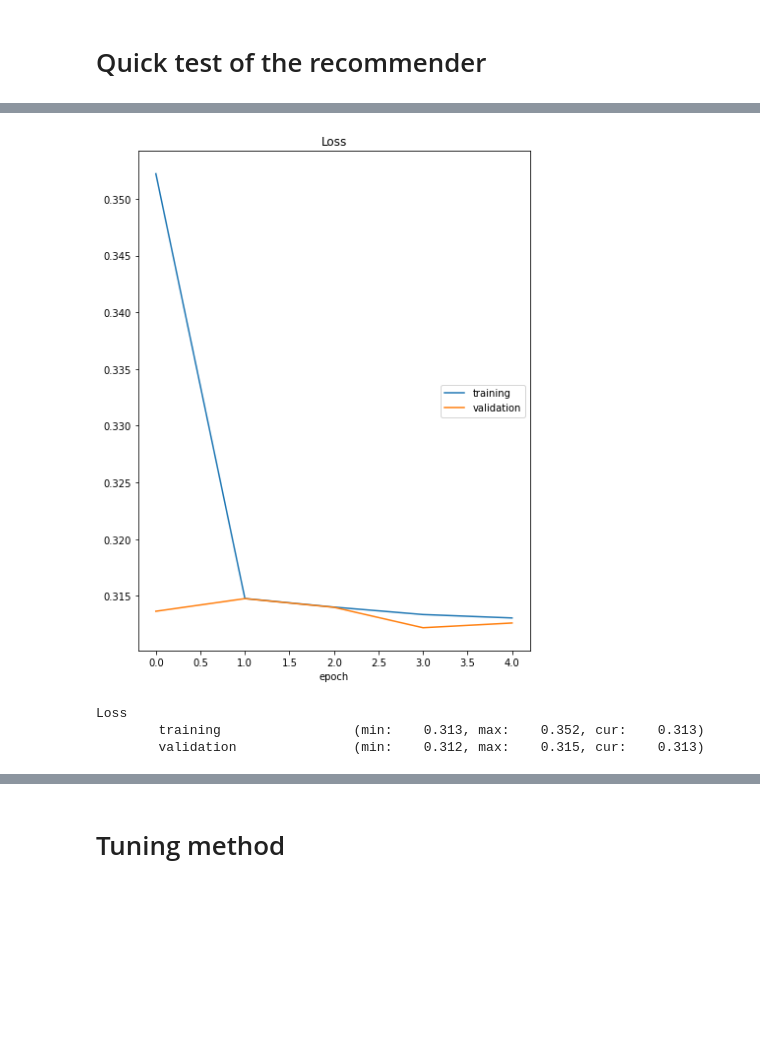
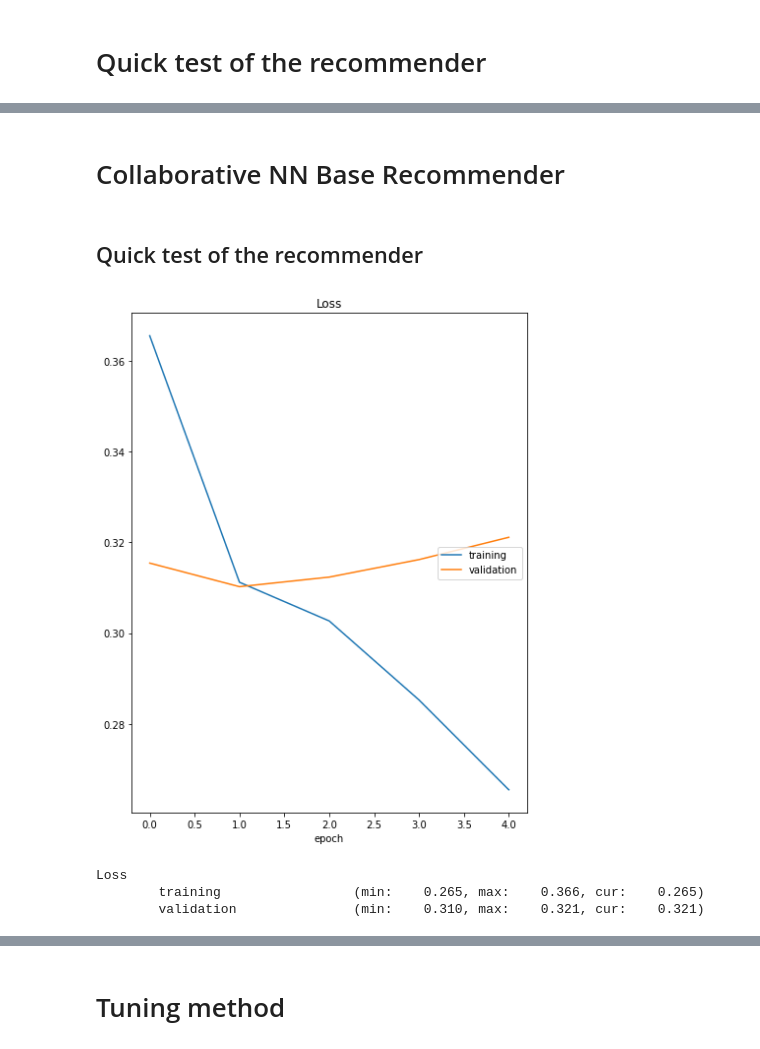
Before and after one commit to kabix09/NeuralNetworkHotelRecommender, a Jupyter notebook: project_2_recommender_and_evaluation.ipynb, the cells around one changed output, grey strips where cells are left out. Drawn from its saved outputs; the diff is of its cells as text; code cells hidden in the pictures; blank space fills up the shorter version.

Commit message:
Add Collaborative Recommender Tuning

```diff
--- a/project_2_recommender_and_evaluation.ipynb
+++ b/project_2_recommender_and_evaluation.ipynb
@@ -684,6 +705,6 @@ class NNRecommender(Recommender):
 items_df = interactions_df.loc[:, ['item_id'] + base_item_features].drop_duplicates()
 # %%
 # Fit method
-nn_recommender = NNRecommender(params=params_config)
-nn_recommender.fit(interactions_df, None, None)
+hybrid_nn_recommender = HybridNNRecommender()
+hybrid_nn_recommender.fit(interactions_df, None, None)
 # %% [output]
@@ -694,7 +715,7 @@ Loss
 # %%
 # Recommender method
 
-recommendations = nn_recommender.recommend(pd.DataFrame([[1], [2], [3], [4], [5]], columns=['user_id']), items_df, 10)
+recommendations = hybrid_nn_recommender.recommend(pd.DataFrame([[1], [2], [3], [4], [5]], columns=['user_id']), items_df, 10)
 
 recommendations = pd.merge(recommendations, items_df, on='item_id', how='left')
 display(HTML(recommendations.to_html()))
@@ -719 +740,3 @@ display(HTML(recommendations.to_html()))
+# %% [markdown]
+# Collaborative NN Base Recommender
 # %%
@@ -1040,14 +1074,17 @@ class NNRecommender(Recommender):
+# %% [markdown]
+## Quick test of the recommender
 # %%
 items_df = interactions_df.loc[:, ['item_id'] + base_item_features].drop_duplicates()
 # %%
+# ['MLPModel', 'GMFModel', 'NeuMFModel']
 # Fit method
-nn_recommender = NNRecommender(params=params_config)
+nn_recommender = NNRecommender()
 nn_recommender.fit(interactions_df, None, None)
 # %% [output]
-[figure, old version]
+[figure, new version]
 Loss
-        training                 (min:    0.313, max:    0.352, cur:    0.313)
-        validation               (min:    0.312, max:    0.315, cur:    0.313)
+        training                 (min:    0.265, max:    0.366, cur:    0.265)
+        validation               (min:    0.310, max:    0.321, cur:    0.321)
 # %%
 # Recommender method
 
```
Also changed, not shown: parts of 18 cells of this notebook.
